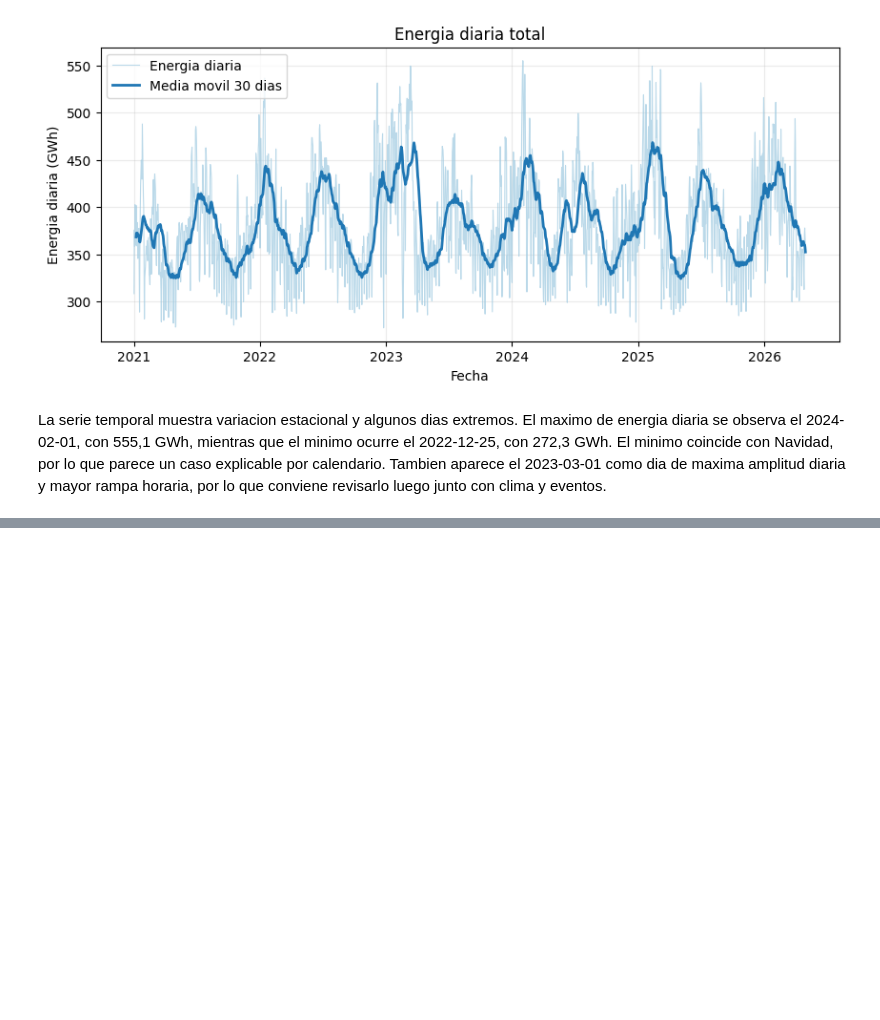
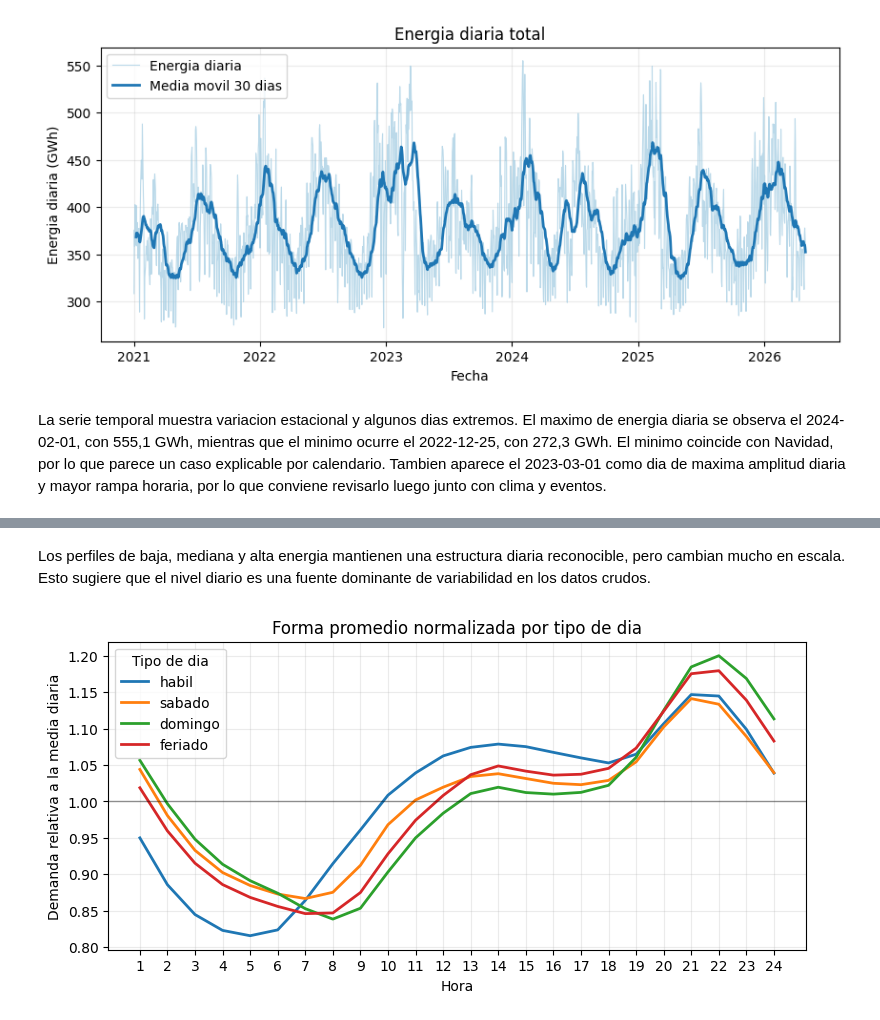
Before and after one commit to biancapaz/tp_final_ml, a Jupyter notebook: notebooks/eda.ipynb, the cells around one changed output, grey strips where cells are left out. Saved outputs shown, nothing was run; the diff lists cells and outputs as text; code cells hidden in the pictures; blank space fills up the shorter version.

```diff
--- a/notebooks/eda.ipynb
+++ b/notebooks/eda.ipynb
@@ -172,0 +206,6 @@ La serie temporal muestra variacion estacional y algunos dias extremos. El maxim
+# %% [markdown]
+Los perfiles de baja, mediana y alta energia mantienen una estructura diaria reconocible, pero cambian mucho en escala. Esto sugiere que el nivel diario es una fuente dominante de variabilidad en los datos crudos.
+# %%
+plot_normalized_profile_by_day_type(daily_demand);
+# %% [output]
+[figure, added]
```
Also changed, not shown: parts of 11 cells of this notebook, 1 other file.
